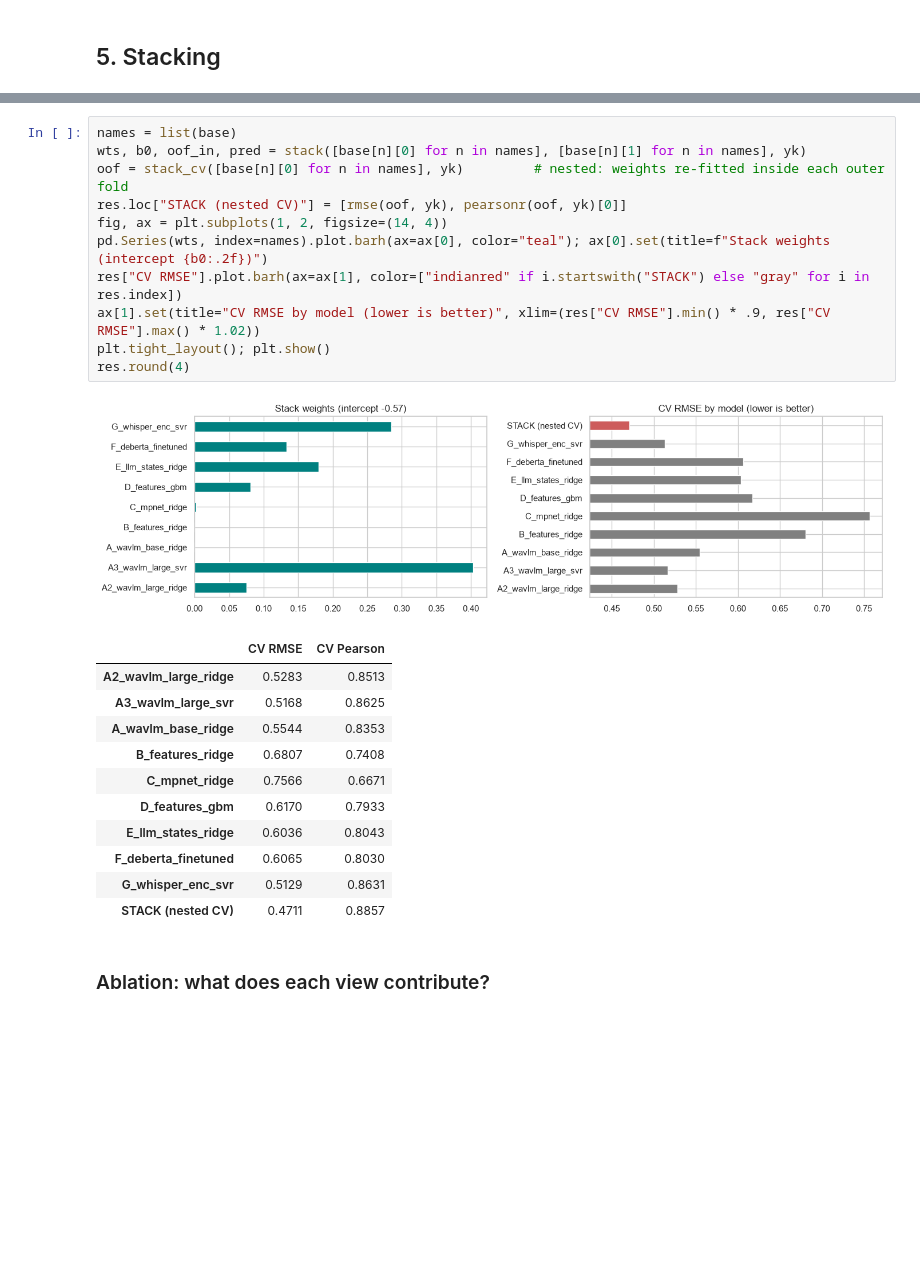
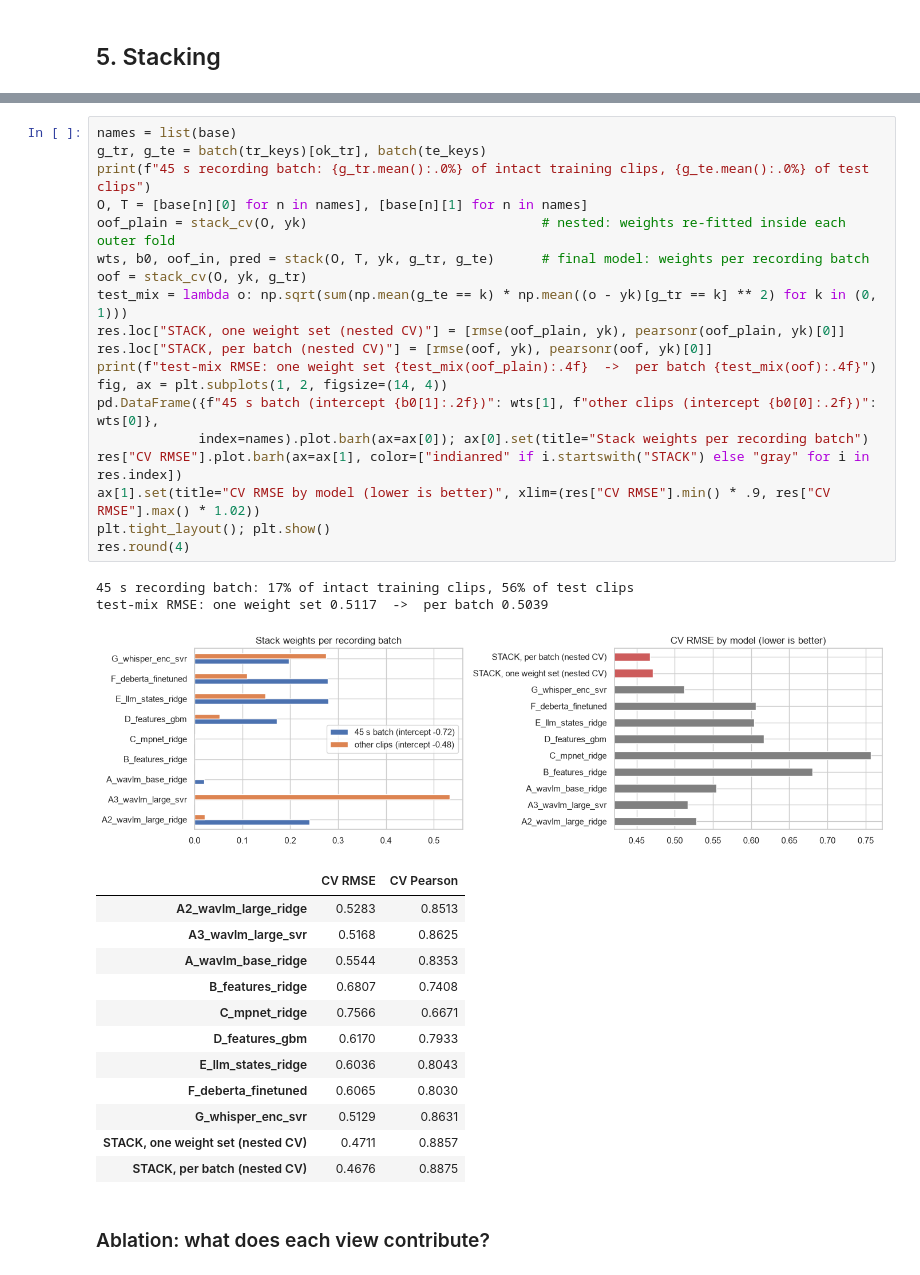
Before and after one commit to PJ2001-IND/shl-grammar-scoring, a Jupyter notebook: grammar_scoring.ipynb, the cells around one changed output, grey strips where cells are left out. Saved outputs shown, nothing was run; the diff lists cells and outputs as text; blank space fills up the shorter version.

```diff
--- a/grammar_scoring.ipynb
+++ b/grammar_scoring.ipynb
@@ -291,16 +300,26 @@ score is a weighted vote of the base models. Correlated models share weight inst
 # %%
 names = list(base)
-wts, b0, oof_in, pred = stack([base[n][0] for n in names], [base[n][1] for n in names], yk)
-oof = stack_cv([base[n][0] for n in names], yk)         # nested: weights re-fitted inside each outer fold
-res.loc["STACK (nested CV)"] = [rmse(oof, yk), pearsonr(oof, yk)[0]]
+g_tr, g_te = batch(tr_keys)[ok_tr], batch(te_keys)
+print(f"45 s recording batch: {g_tr.mean():.0%} of intact training clips, {g_te.mean():.0%} of test clips")
+O, T = [base[n][0] for n in names], [base[n][1] for n in names]
+oof_plain = stack_cv(O, yk)                              # nested: weights re-fitted inside each outer fold
+wts, b0, oof_in, pred = stack(O, T, yk, g_tr, g_te)      # final model: weights per recording batch
+oof = stack_cv(O, yk, g_tr)
+test_mix = lambda o: np.sqrt(sum(np.mean(g_te == k) * np.mean((o - yk)[g_tr == k] ** 2) for k in (0, 1)))
+res.loc["STACK, one weight set (nested CV)"] = [rmse(oof_plain, yk), pearsonr(oof_plain, yk)[0]]
+res.loc["STACK, per batch (nested CV)"] = [rmse(oof, yk), pearsonr(oof, yk)[0]]
+print(f"test-mix RMSE: one weight set {test_mix(oof_plain):.4f}  ->  per batch {test_mix(oof):.4f}")
 fig, ax = plt.subplots(1, 2, figsize=(14, 4))
-pd.Series(wts, index=names).plot.barh(ax=ax[0], color="teal"); ax[0].set(title=f"Stack weights (intercept {b0:.2f})")
+pd.DataFrame({f"45 s batch (intercept {b0[1]:.2f})": wts[1], f"other clips (intercept {b0[0]:.2f})": wts[0]},
+             index=names).plot.barh(ax=ax[0]); ax[0].set(title="Stack weights per recording batch")
 res["CV RMSE"].plot.barh(ax=ax[1], color=["indianred" if i.startswith("STACK") else "gray" for i in res.index])
 ax[1].set(title="CV RMSE by model (lower is better)", xlim=(res["CV RMSE"].min() * .9, res["CV RMSE"].max() * 1.02))
 plt.tight_layout(); plt.show()
 res.round(4)
 # %% [output]
+45 s recording batch: 17% of intact training clips, 56% of test clips
+test-mix RMSE: one weight set 0.5117  ->  per batch 0.5039
-[figure, old version]
+[figure, new version]
 |  | CV RMSE | CV Pearson |
 | A2_wavlm_large_ridge | 0.5283 | 0.8513 |
 | A3_wavlm_large_svr | 0.5168 | 0.8625 |
@@ -311,7 +330,8 @@ res.round(4)
 | E_llm_states_ridge | 0.6036 | 0.8043 |
 | F_deberta_finetuned | 0.6065 | 0.8030 |
 | G_whisper_enc_svr | 0.5129 | 0.8631 |
-| STACK (nested CV) | 0.4711 | 0.8857 |
+| STACK, one weight set (nested CV) | 0.4711 | 0.8857 |
+| STACK, per batch (nested CV) | 0.4676 | 0.8875 |
 # %% [markdown]
 ### Ablation: what does each view contribute?
 # %%
```
Also changed, not shown: parts of 9 cells of this notebook, 7 other files.
